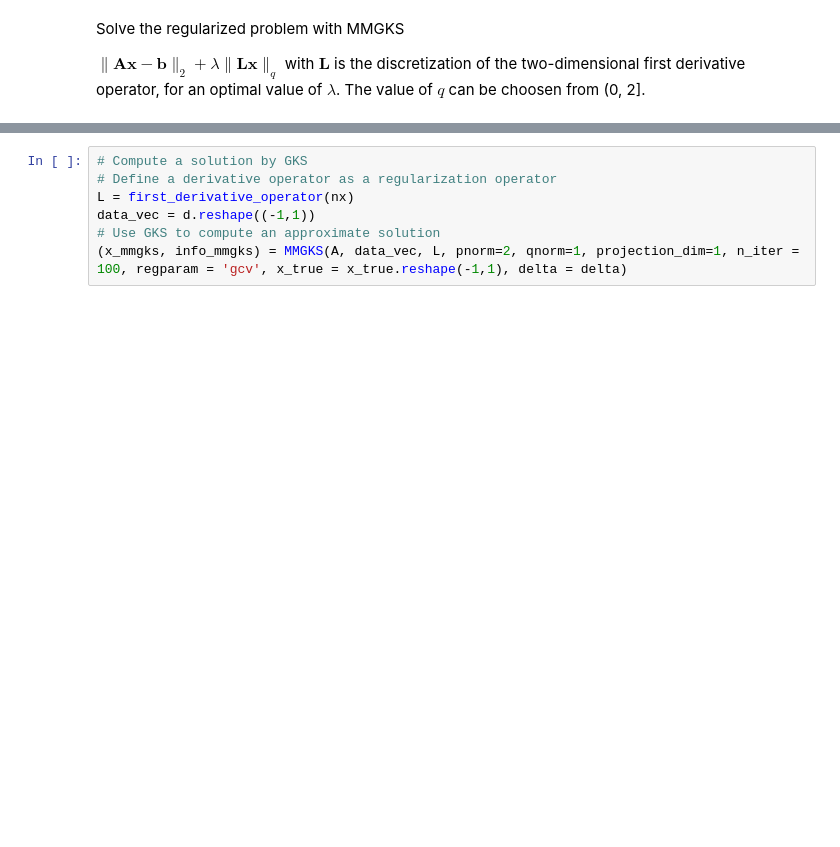
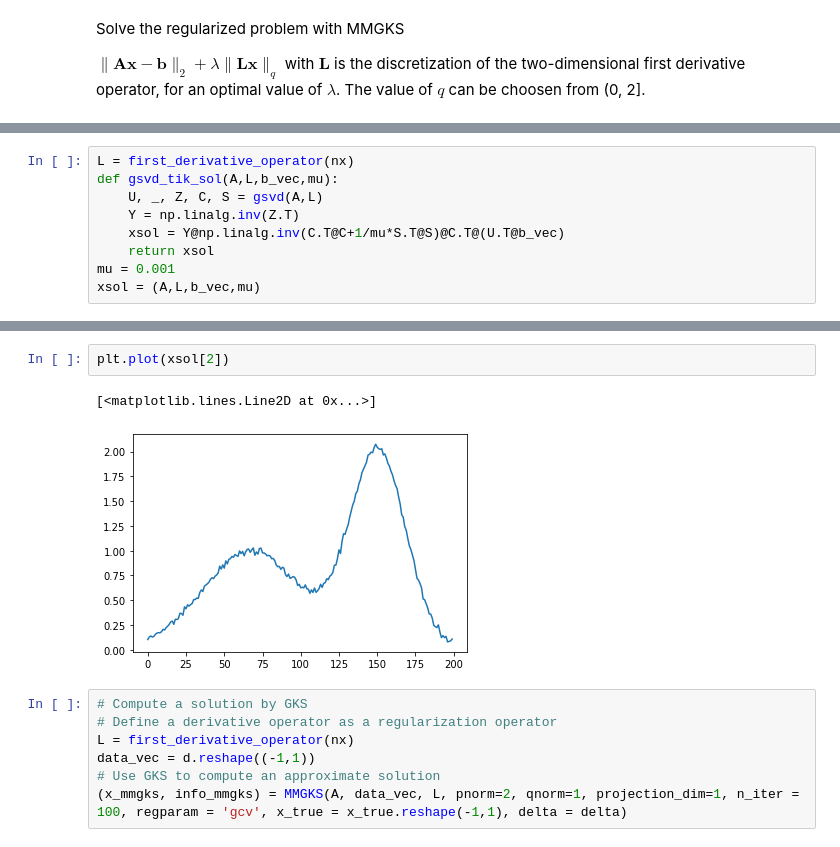
Before and after one commit to mpasha3/trips-py, a Jupyter notebook: demos/demo_1D_deblurring.ipynb, the cells around one changed output, grey strips where cells are left out. Cells and saved outputs as stored; diff of their text form; blank space fills up the shorter version.

```diff
--- a/demos/demo_1D_deblurring.ipynb
+++ b/demos/demo_1D_deblurring.ipynb
@@ -123,0 +148,9 @@ $\|\mathbf A{\mathbf x} - {\mathbf b}\|_2 + \lambda \|\mathbf L\mathbf x\|_q$ wi
+# %%
+L = first_derivative_operator(nx)
+def gsvd_tik_sol(A,L,b_vec,mu):
+    U, _, Z, C, S = gsvd(A,L)
+    Y = np.linalg.inv(Z.T)
+    xsol = Y@np.linalg.inv(C.T@C+1/mu*S.T@S)@C.T@(U.T@b_vec)
+    return xsol
+mu = 0.001
+xsol = (A,L,b_vec,mu)
@@ -124,3 +177,8 @@ $\|\mathbf A{\mathbf x} - {\mathbf b}\|_2 + \lambda \|\mathbf L\mathbf x\|_q$ wi
+# %%
+plt.plot(xsol[2])
+# %% [output]
+[<matplotlib.lines.Line2D at 0x...>]
+[figure, added]
 # %%
 # Compute a solution by GKS
 # Define a derivative operator as a regularization operator
```
Also changed, not shown: parts of 10 cells of this notebook, 11 other files.
